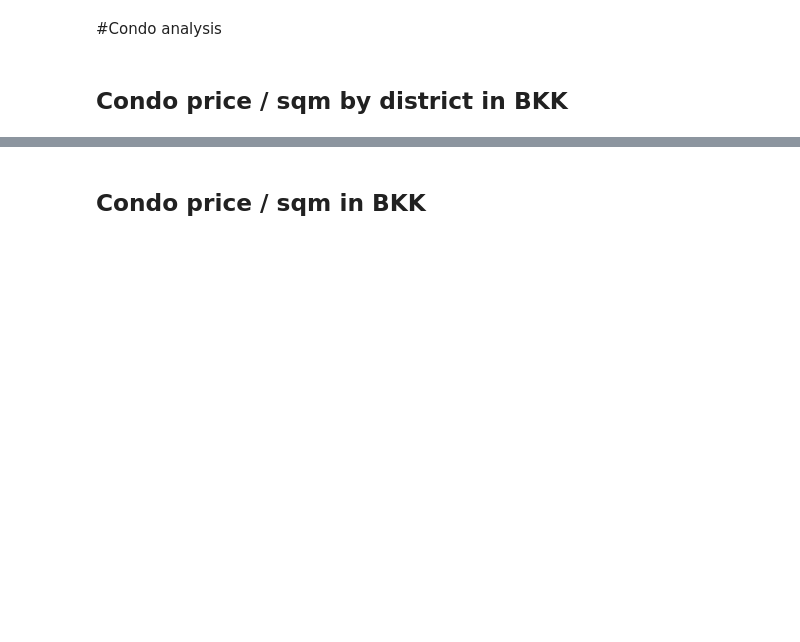
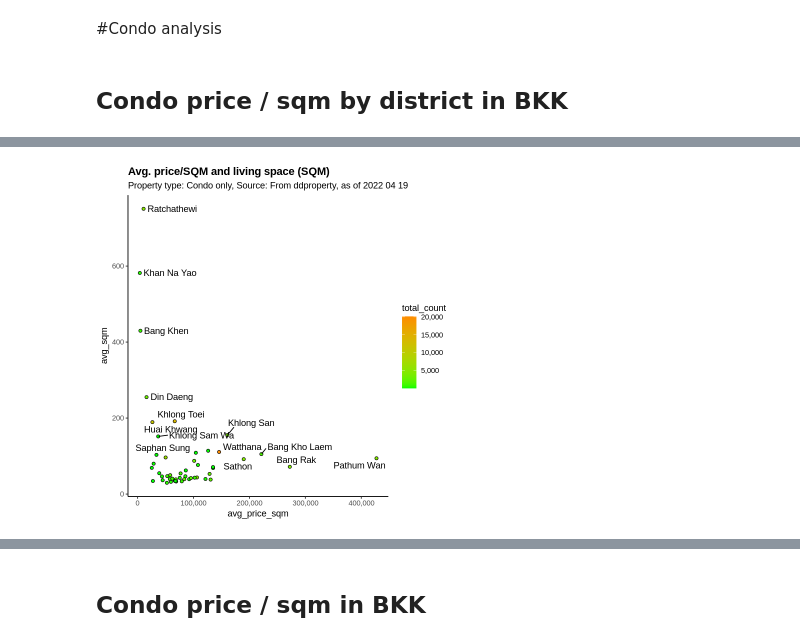
Before and after one commit to kawin-pixel/real_estate_th, a Jupyter notebook: Real_estate_TH_200k.ipynb, the cells around one changed output, grey strips where cells are left out. Drawn from its saved outputs; the diff is of its cells as text; code cells hidden in the pictures; blank space fills up the shorter version.

```diff
--- a/Real_estate_TH_200k.ipynb
+++ b/Real_estate_TH_200k.ipynb
@@ -75,0 +91,11 @@ fivenum(data$price_sqm_condo)
+# %%
+#Aggregated data for BKK
+d.condo_bkk <- data %>% filter(property_type == "Condo" & state == "Bangkok") %>% group_by(city) %>% summarise(
+  avg_price = mean(price, na.rm = T),
+  avg_sqm = mean(living_space, na.rm = T),
+  total_count = sum(count)
+  )
+
+   d.condo_bkk <- d.condo_bkk %>% mutate(
+    avg_price_sqm = avg_price/avg_sqm
+  )
@@ -75,0 +119,19 @@ fivenum(data$price_sqm_condo)
+# %%
+## avg room size vs price / sqm
+options(repr.plot.width=6, repr.plot.height=6, dpi = 600)
+
+ggplot(d.condo_bkk, mapping = aes(x = avg_price_sqm, y = avg_sqm, label = city, fill = total_count)) +
+  geom_point(shape = 21) +
+  scale_y_continuous(labels = scales::comma) +
+  scale_x_continuous(labels = scales::comma) +
+  geom_text_repel() +
+   scale_fill_gradient(high = "darkorange", low = "green",
+                      labels = scales::comma) +
+
+  ## theme and label
+  theme_classic() +
+  theme(plot.title = element_text(face = "bold"),
+        element_text(family = "Noto sans")) +
+  labs(title = "Avg. price/SQM and living space (SQM)",
+        subtitle = "Property type: Condo only, Source: From ddproperty, as of 2022 04 19")
+# %% [output]
@@ -76,3 +140,4 @@ fivenum(data$price_sqm_condo)
+[figure, added]
 # %%
 #supply overview
 
```
Also changed, not shown: parts of 24 cells of this notebook.
